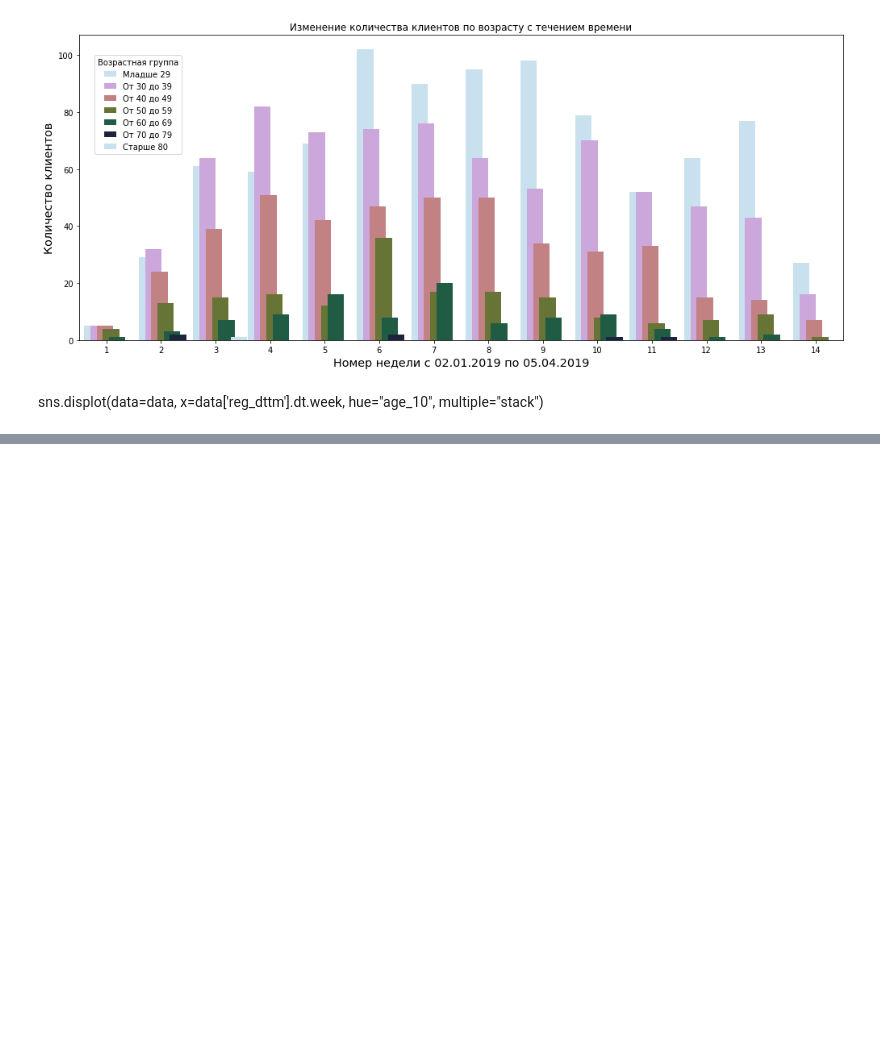
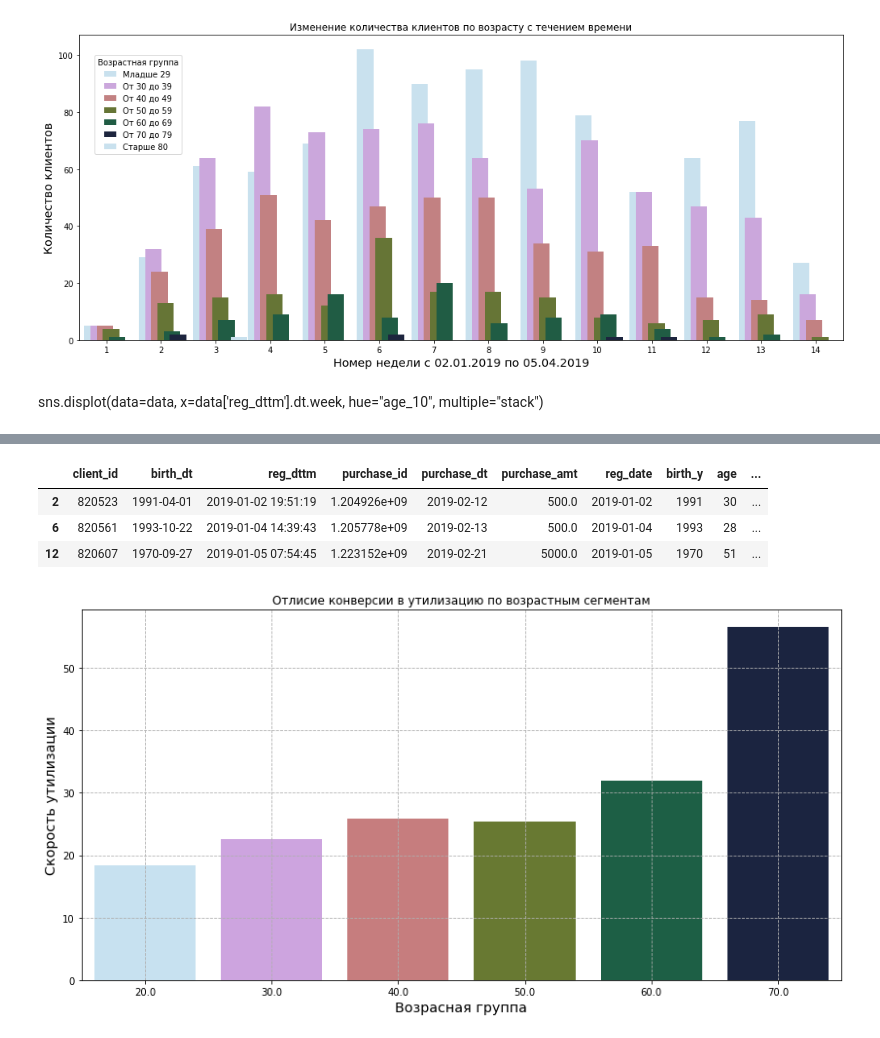
Before and after one commit to agonyal/-, a Jupyter notebook: Week-3/Visualization.ipynb, the cells around one changed output, grey strips where cells are left out. Cells and saved outputs as stored; diff of their text form; code cells hidden in the pictures; blank space fills up the shorter version.

```diff
--- a/Week-3/Visualization.ipynb
+++ b/Week-3/Visualization.ipynb
@@ -100,0 +106,11 @@ sns.displot(data=data, x=data['reg_dttm'].dt.week, hue="age_10", multiple="stack
+# %%
+data.head(3)
+# %% [output]
+|  | client_id | birth_dt | reg_dttm | purchase_id | purchase_dt | purchase_amt | reg_date | birth_y | age | ... |
+| 2 | 820523 | 1991-04-01 | 2019-01-02 19:51:19 | 1.204926e+09 | 2019-02-12 | 500.0 | 2019-01-02 | 1991 | 30 | ... |
+| 6 | 820561 | 1993-10-22 | 2019-01-04 14:39:43 | 1.205778e+09 | 2019-02-13 | 500.0 | 2019-01-04 | 1993 | 28 | ... |
+| 12 | 820607 | 1970-09-27 | 2019-01-05 07:54:45 | 1.223152e+09 | 2019-02-21 | 5000.0 | 2019-01-05 | 1970 | 51 | ... |
+# %%
+data = data.dropna()
+# %%
+data['util_vel'] = (data['purchase_dt'].dt.date  - data['reg_date']  ).dt.days
@@ -100,0 +119,21 @@ sns.displot(data=data, x=data['reg_dttm'].dt.week, hue="age_10", multiple="stack
+# %%
+fig, ax = plt.subplots( figsize=(14,7))
+
+labels = ['Младше 29', 'От 30 до 39','От 40 до 49', 'От 50 до 59', 'От 60 до 69', 'От 70 до 79', 'Старше 80' ]
+
+ax = sns.barplot(x ='age_10', y='util_vel', hue_order=labels,palette = pal,ci=None,
+                   data=data,saturation=0.95)
+ax.grid(linestyle = '--')
+# plt.tight_layout()
+
+plt.xlabel('Возрасная группа',fontsize='x-large')
+plt.ylabel('Скорость утилизации',fontsize='x-large')
+plt.title('Отлисие конверсии в утилизацию по возрастным сегментам')
+
+
+# plt.legend( ('Младше 29', 'От 30 до 39','От 40 до 49', 'От 50 до 59', 'От 60 до 69', 'От 70 до 79', 'Старше 80' ),
+#            fancybox=True,loc=(0.02, 0.61), handlelength=1.5, title='Возрастная группа')
+
+plt.savefig('task2.jpg')
+# %% [output]
+[figure, added]
```
Also changed, not shown: parts of 5 cells of this notebook, 1 other file.
